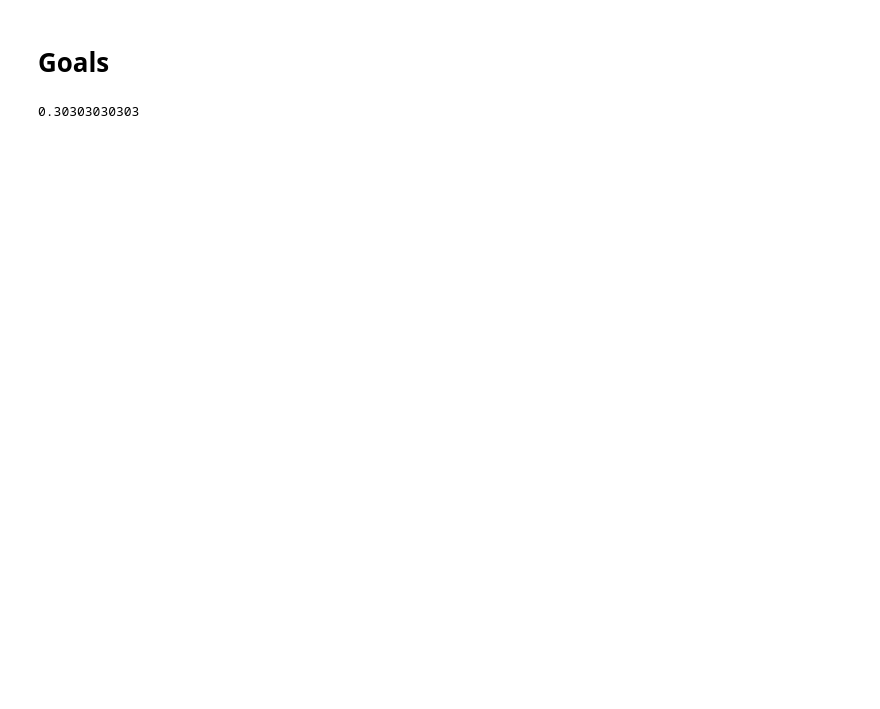
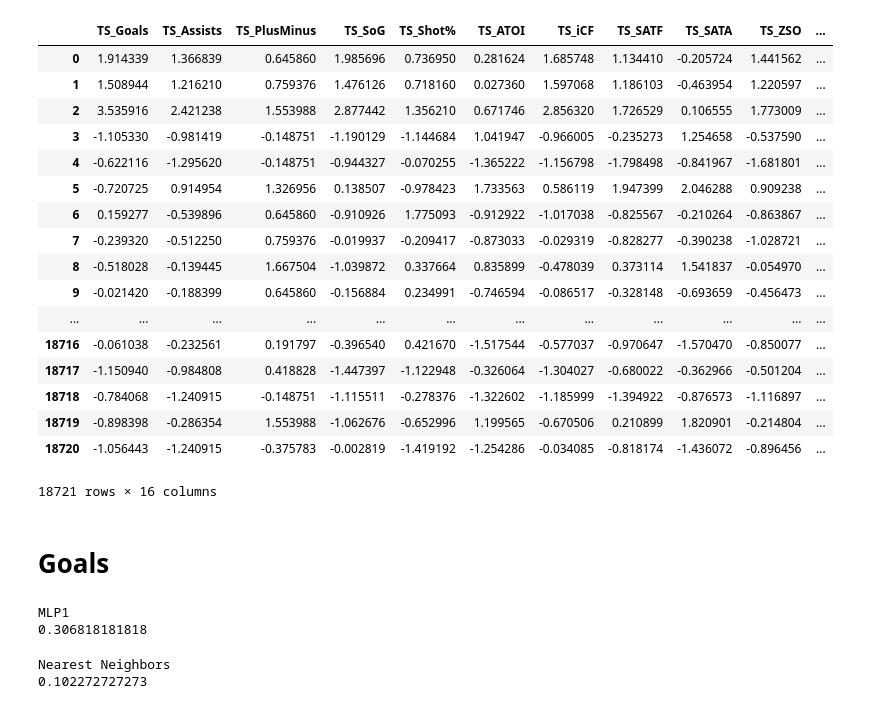
Before and after one commit to mmn599/hockey, a Jupyter notebook: Skaters Goals.ipynb, the cells around one changed output. Drawn from its saved outputs; the diff is of its cells as text; code cells hidden in the pictures; blank space fills up the shorter version.

```diff
--- a/Skaters Goals.ipynb
+++ b/Skaters Goals.ipynb
@@ -1,13 +1,33 @@
 # %%
 import learning
 import pandas as pd
 from IPython.core import display as ICD
 from sklearn.externals import joblib
 pd.options.display.max_columns = 999
 
 df_2015 = learning.get_base_data(2015)
 dftrain, Xtrain, ytrain = learning.prepare_base_data(df_2015, "Goals")
 dftest = learning.get_base_data(2014)
+ICD.display(Xtrain)
+# %% [output]
+|  | TS_Goals | TS_Assists | TS_PlusMinus | TS_SoG | TS_Shot% | TS_ATOI | TS_iCF | TS_SATF | TS_SATA | TS_ZSO | ... |
+| 0 | 1.914339 | 1.366839 | 0.645860 | 1.985696 | 0.736950 | 0.281624 | 1.685748 | 1.134410 | -0.205724 | 1.441562 | ... |
+| 1 | 1.508944 | 1.216210 | 0.759376 | 1.476126 | 0.718160 | 0.027360 | 1.597068 | 1.186103 | -0.463954 | 1.220597 | ... |
+| 2 | 3.535916 | 2.421238 | 1.553988 | 2.877442 | 1.356210 | 0.671746 | 2.856320 | 1.726529 | 0.106555 | 1.773009 | ... |
+| 3 | -1.105330 | -0.981419 | -0.148751 | -1.190129 | -1.144684 | 1.041947 | -0.966005 | -0.235273 | 1.254658 | -0.537590 | ... |
+| 4 | -0.622116 | -1.295620 | -0.148751 | -0.944327 | -0.070255 | -1.365222 | -1.156798 | -1.798498 | -0.841967 | -1.681801 | ... |
+| 5 | -0.720725 | 0.914954 | 1.326956 | 0.138507 | -0.978423 | 1.733563 | 0.586119 | 1.947399 | 2.046288 | 0.909238 | ... |
+| 6 | 0.159277 | -0.539896 | 0.645860 | -0.910926 | 1.775093 | -0.912922 | -1.017038 | -0.825567 | -0.210264 | -0.863867 | ... |
+| 7 | -0.239320 | -0.512250 | 0.759376 | -0.019937 | -0.209417 | -0.873033 | -0.029319 | -0.828277 | -0.390238 | -1.028721 | ... |
+| 8 | -0.518028 | -0.139445 | 1.667504 | -1.039872 | 0.337664 | 0.835899 | -0.478039 | 0.373114 | 1.541837 | -0.054970 | ... |
+| 9 | -0.021420 | -0.188399 | 0.645860 | -0.156884 | 0.234991 | -0.746594 | -0.086517 | -0.328148 | -0.693659 | -0.456473 | ... |
+| ... | ... | ... | ... | ... | ... | ... | ... | ... | ... | ... | ... |
+| 18716 | -0.061038 | -0.232561 | 0.191797 | -0.396540 | 0.421670 | -1.517544 | -0.577037 | -0.970647 | -1.570470 | -0.850077 | ... |
+| 18717 | -1.150940 | -0.984808 | 0.418828 | -1.447397 | -1.122948 | -0.326064 | -1.304027 | -0.680022 | -0.362966 | -0.501204 | ... |
+| 18718 | -0.784068 | -1.240915 | -0.148751 | -1.115511 | -0.278376 | -1.322602 | -1.185999 | -1.394922 | -0.876573 | -1.116897 | ... |
+| 18719 | -0.898398 | -0.286354 | 1.553988 | -1.062676 | -0.652996 | 1.199565 | -0.670506 | 0.210899 | 1.820901 | -0.214804 | ... |
+| 18720 | -1.056443 | -1.240915 | -0.375783 | -0.002819 | -1.419192 | -1.254286 | -0.034085 | -0.818174 | -1.436072 | -0.896456 | ... |
+18721 rows × 16 columns
 # %% [markdown]
 # Goals
 # %%
@@ -29,15 +49,13 @@ from sklearn.discriminant_analysis import QuadraticDiscriminantAnalysis
 
 h = .02  # step size in the mesh
 
-names = ["Nearest Neighbors", "Linear SVM", "RBF SVM", "Gaussian Process",
+names = ["MLP1", "Nearest Neighbors", "Gaussian Process",
          "Decision Tree", "Random Forest", "Neural Net", "AdaBoost",
          "Naive Bayes", "QDA"]
 
 classifiers = [
     MLPClassifier(solver='lbfgs', alpha=1e-5, hidden_layer_sizes=(20, 20), random_state=1),
     KNeighborsClassifier(3),
-    SVC(kernel="linear", C=0.025),
-    SVC(gamma=2, C=1),
     GaussianProcessClassifier(1.0 * RBF(1.0), warm_start=True),
     DecisionTreeClassifier(max_depth=5),
     RandomForestClassifier(max_depth=5, n_estimators=10, max_features=1),
@@ -50,8 +68,10 @@ classifiers = [
 for name, clf in zip(names, classifiers):
     clf.fit(Xtrain, ytrain)
     score = learning.score(dftest, clf)
-    score = clf.score(Xtest, ytest)
     print(name)
     print(score)
 # %% [output]
-0.30303030303
+MLP1
+0.306818181818
+Nearest Neighbors
+0.102272727273
```
Also changed, not shown: 1 other file.
